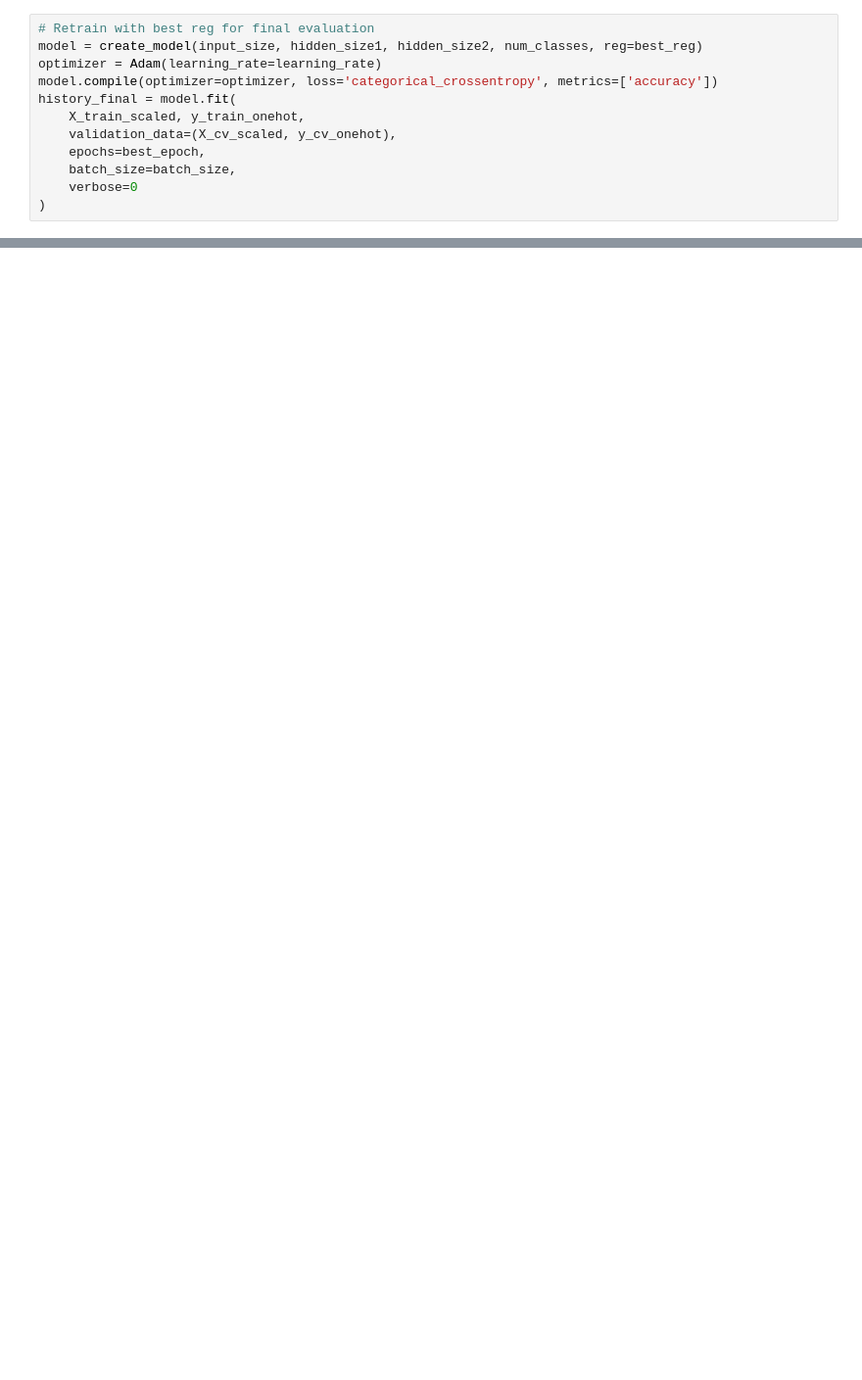
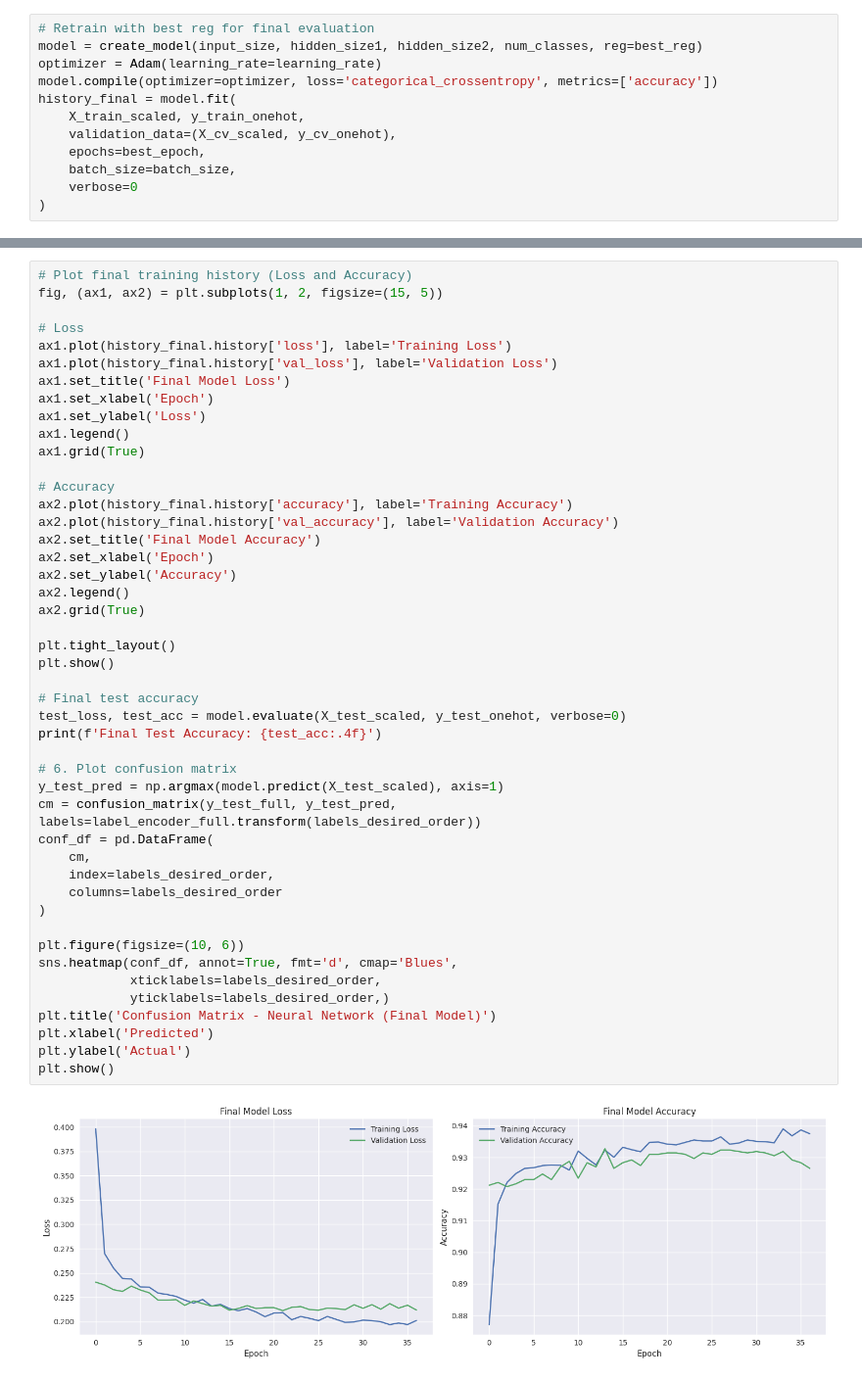
Before and after one commit to fadimardelli/dry-bean-classification, a Jupyter notebook: notebooks/04_model2_NeuralNetwork.ipynb, the cells around one changed output, grey strips where cells are left out. Shown: that part at 98% size. Drawn from its saved outputs; the diff is of its cells as text; blank space fills up the shorter version.

```diff
--- a/notebooks/04_model2_NeuralNetwork.ipynb
+++ b/notebooks/04_model2_NeuralNetwork.ipynb
@@ -329,0 +585,48 @@ weighted avg       0.93      0.93      0.93      2246
+# %%
+# Plot final training history (Loss and Accuracy)
+fig, (ax1, ax2) = plt.subplots(1, 2, figsize=(15, 5))
+
+# Loss
+ax1.plot(history_final.history['loss'], label='Training Loss')
+ax1.plot(history_final.history['val_loss'], label='Validation Loss')
+ax1.set_title('Final Model Loss')
+ax1.set_xlabel('Epoch')
+ax1.set_ylabel('Loss')
+ax1.legend()
+ax1.grid(True)
+
+# Accuracy
+ax2.plot(history_final.history['accuracy'], label='Training Accuracy')
+ax2.plot(history_final.history['val_accuracy'], label='Validation Accuracy')
+ax2.set_title('Final Model Accuracy')
+ax2.set_xlabel('Epoch')
+ax2.set_ylabel('Accuracy')
+ax2.legend()
+ax2.grid(True)
+
+plt.tight_layout()
+plt.show()
+
+# Final test accuracy
+test_loss, test_acc = model.evaluate(X_test_scaled, y_test_onehot, verbose=0)
+print(f'Final Test Accuracy: {test_acc:.4f}')
+
+# 6. Plot confusion matrix
+y_test_pred = np.argmax(model.predict(X_test_scaled), axis=1)
+cm = confusion_matrix(y_test_full, y_test_pred, labels=label_encoder_full.transform(labels_desired_order))
+conf_df = pd.DataFrame(
+    cm,
+    index=labels_desired_order,
+    columns=labels_desired_order
+)
+
+plt.figure(figsize=(10, 6))
+sns.heatmap(conf_df, annot=True, fmt='d', cmap='Blues',
+            xticklabels=labels_desired_order,
+            yticklabels=labels_desired_order,)
+plt.title('Confusion Matrix - Neural Network (Final Model)')
+plt.xlabel('Predicted')
+plt.ylabel('Actual')
+plt.show()
+# %% [output]
+[figure, added]
```
Also changed, not shown: parts of 23 cells of this notebook, 2 other files.
